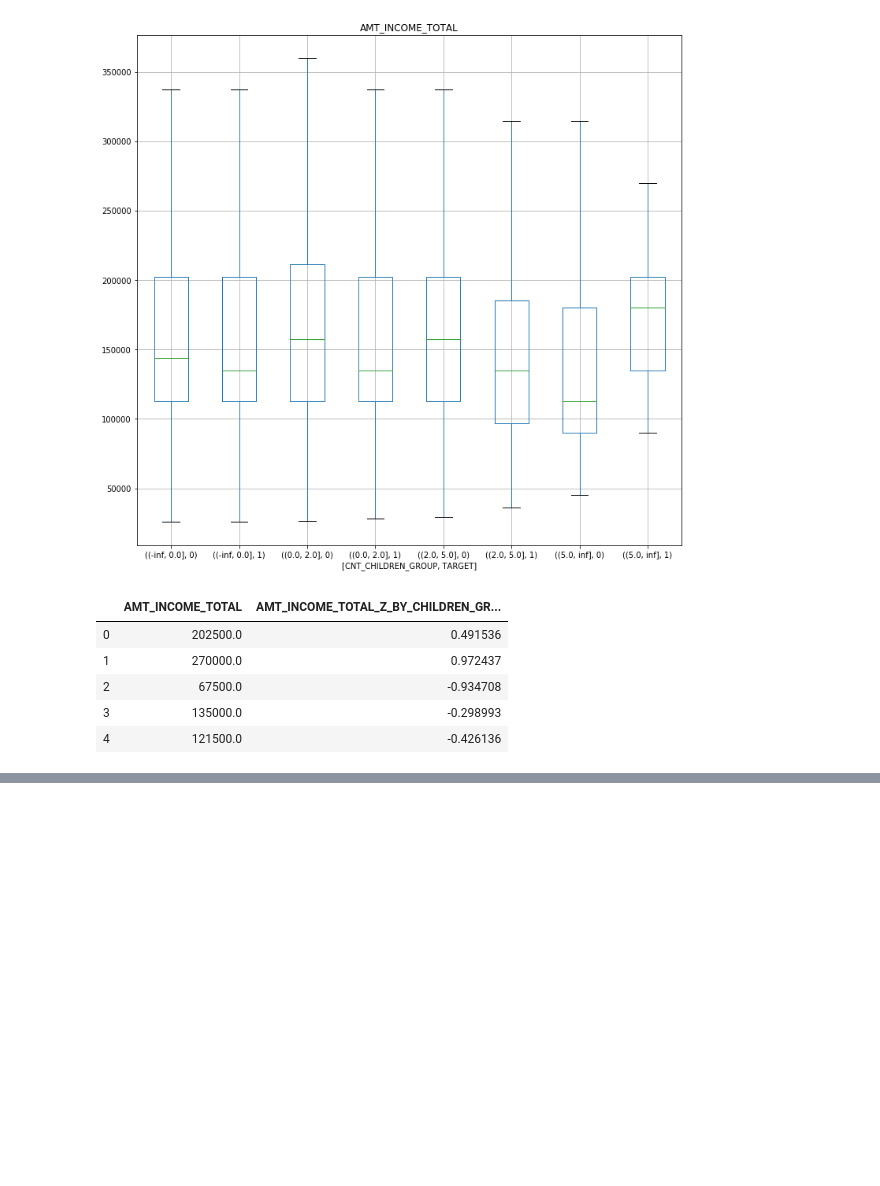
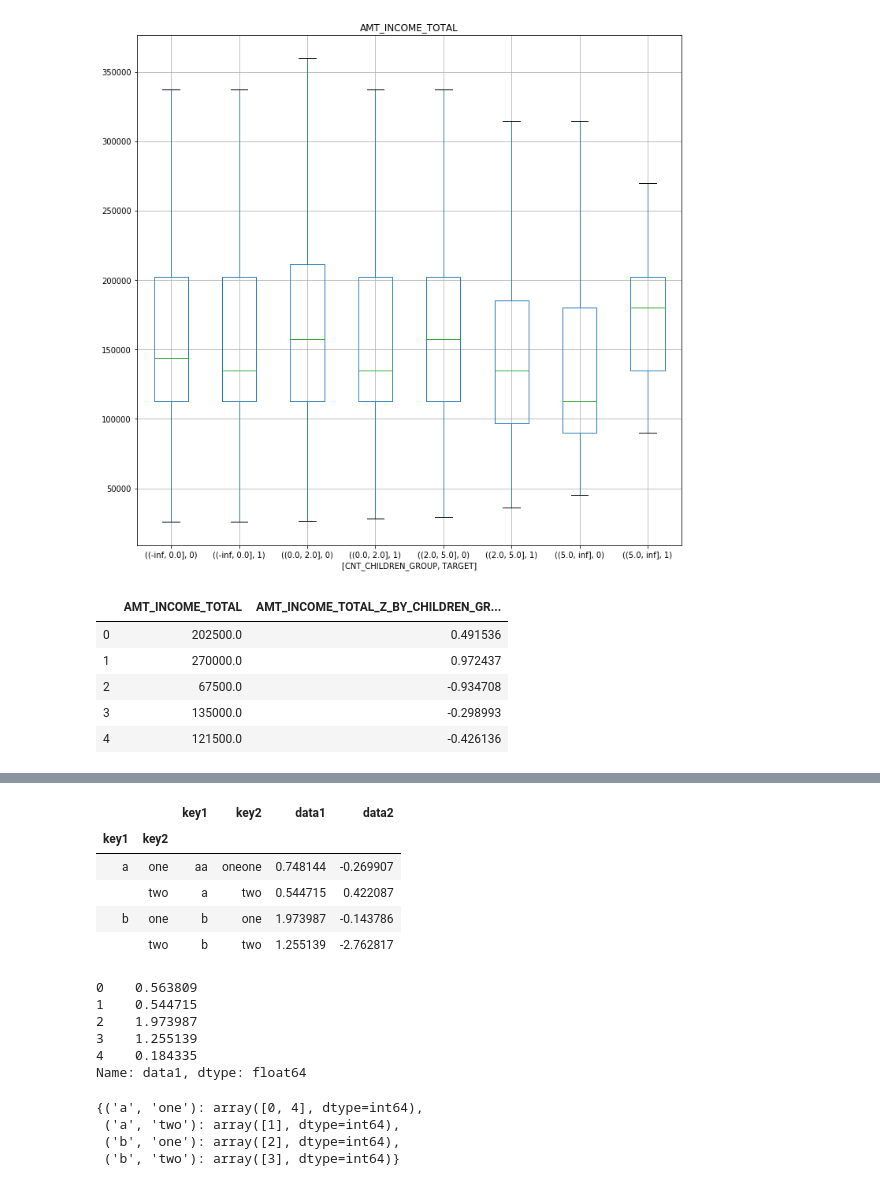
Before and after one commit to jttsai1994/4th-ML100Days, a Jupyter notebook: homework/Day_013_HW.ipynb, the cells around one changed output, grey strips where cells are left out. Drawn from its saved outputs; the diff is of its cells as text; code cells hidden in the pictures; blank space fills up the shorter version.

```diff
--- a/homework/Day_013_HW.ipynb
+++ b/homework/Day_013_HW.ipynb
@@ -126,3 +126,10 @@ app_train[['AMT_INCOME_TOTAL','AMT_INCOME_TOTAL_Z_BY_CHILDREN_GRP-TARGET']].head
 | 2 | 67500.0 | -0.934708 |
 | 3 | 135000.0 | -0.298993 |
 | 4 | 121500.0 | -0.426136 |
+# %%
+import numpy as np
+data = pd.DataFrame({'key1':list('aabba'),
+                  'key2': ['one','two','one','two','one'],
+                  'data1': np.random.randn(5),
+                  'data2': np.random.randn(5)})
+data
@@ -128,0 +157,27 @@ app_train[['AMT_INCOME_TOTAL','AMT_INCOME_TOTAL_Z_BY_CHILDREN_GRP-TARGET']].head
+# %%
+aa1 = data.groupby(['key1','key2']).apply(sum)
+# %%
+aa1
+# %% [output]
+|  |  | key1 | key2 | data1 | data2 |
+| key1 | key2 |  |  |  |  |
+| a | one | aa | oneone | 0.748144 | -0.269907 |
+|  | two | a | two | 0.544715 | 0.422087 |
+| b | one | b | one | 1.973987 | -0.143786 |
+|  | two | b | two | 1.255139 | -2.762817 |
+# %%
+bb = data.groupby(['key1','key2'])['data1'].apply(f);bb
+# %% [output]
+0    0.563809
+1    0.544715
+2    1.973987
+3    1.255139
+4    0.184335
+Name: data1, dtype: float64
+# %%
+data.groupby(['key1','key2']).indices
+# %% [output]
+{('a', 'one'): array([0, 4], dtype=int64),
+ ('a', 'two'): array([1], dtype=int64),
+ ('b', 'one'): array([2], dtype=int64),
+ ('b', 'two'): array([3], dtype=int64)}
```
Also changed, not shown: parts of 3 cells of this notebook, 2 other files.
